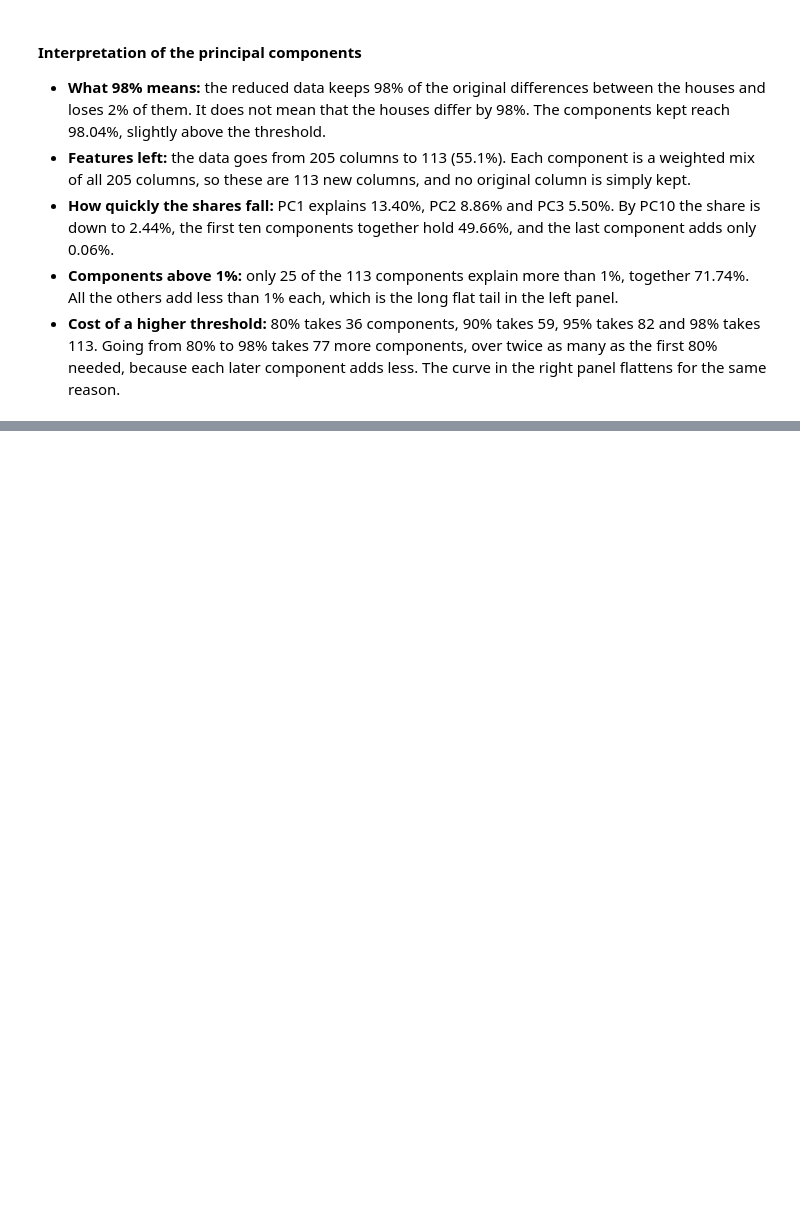
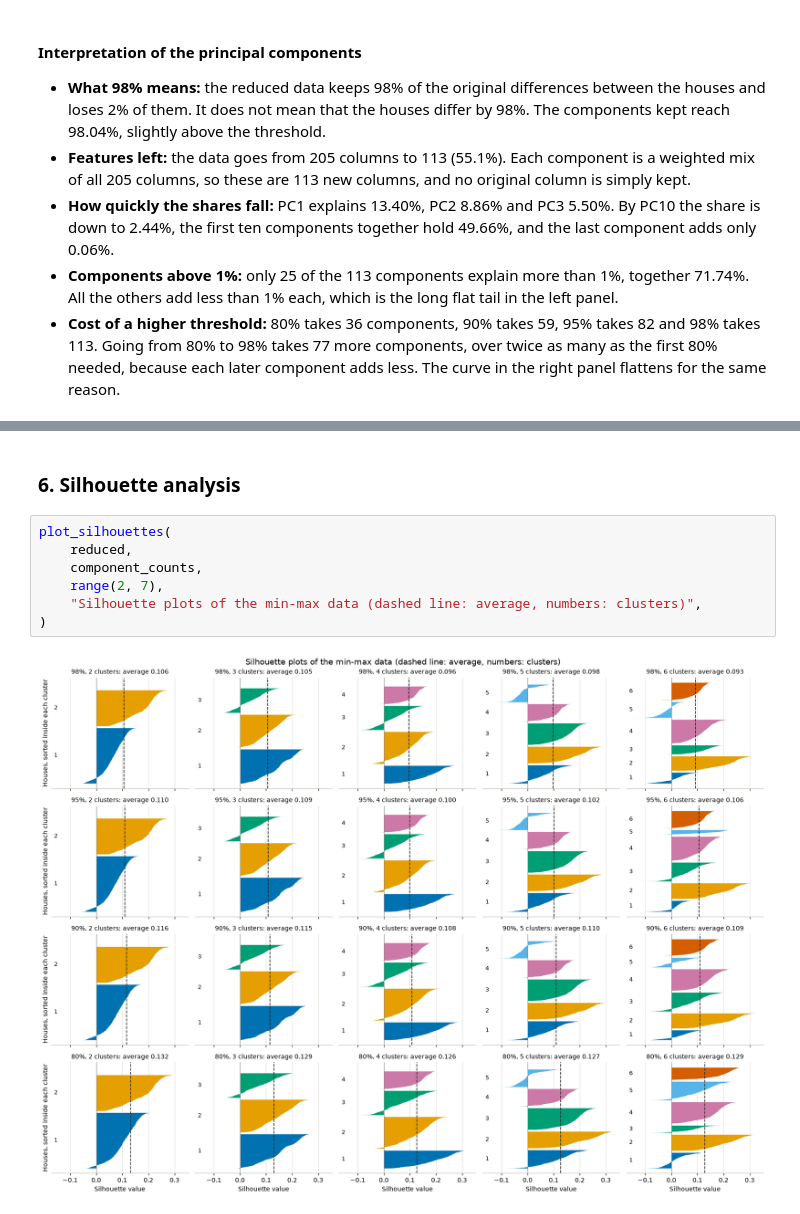
Before and after one commit to AdelinGabriel21/ames-housing-analysis, a Jupyter notebook: notebooks/08_pca_kmeans_clustering.ipynb, the cells around one changed output, grey strips where cells are left out. Saved outputs shown, nothing was run; the diff lists cells and outputs as text; blank space fills up the shorter version.

```diff
--- a/notebooks/08_pca_kmeans_clustering.ipynb
+++ b/notebooks/08_pca_kmeans_clustering.ipynb
@@ -389,0 +472,11 @@ plt.show()
+# %% [markdown]
+### 6. Silhouette analysis
+# %%
+plot_silhouettes(
+    reduced,
+    component_counts,
+    range(2, 7),
+    "Silhouette plots of the min-max data (dashed line: average, numbers: clusters)",
+)
+# %% [output]
+[figure, added]
```
Also changed, not shown: parts of 16 cells of this notebook, 6 other files.
